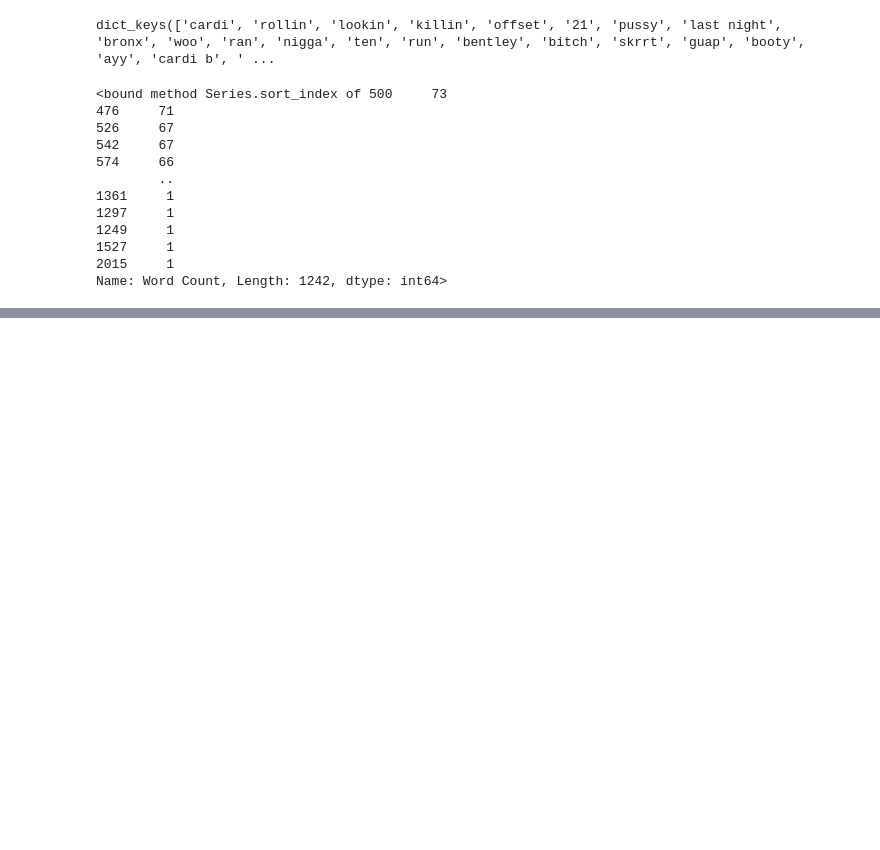
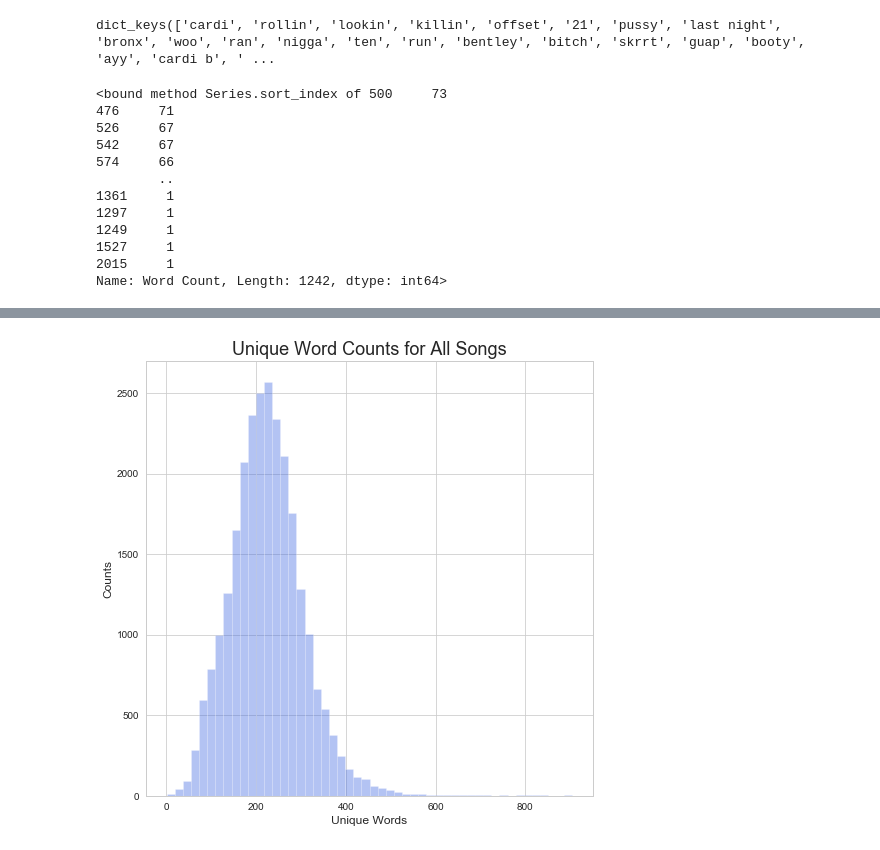
Before and after one commit to unclebrod/RapLyrics, a Jupyter notebook: graphs.ipynb, the cells around one changed output, grey strips where cells are left out. Cells and saved outputs as stored; diff of their text form; code cells hidden in the pictures; blank space fills up the shorter version.

```diff
--- a/graphs.ipynb
+++ b/graphs.ipynb
@@ -339,0 +356,9 @@ df[df['Year'] == 1982]
+# %%
+fig, ax = plt.subplots(figsize=(8,8))
+sns.distplot(unique_counts, ax=ax, kde=False, color='royalblue', bins=50)
+ax.set_title('Unique Word Counts for All Songs', size=18)
+ax.set_xlabel('Unique Words')
+ax.set_ylabel('Counts')
+fig.savefig('img/uniquewordcount', transparent=True)
+# %% [output]
+[figure, added]
```
Also changed, not shown: parts of 13 cells of this notebook, 8 other files.
